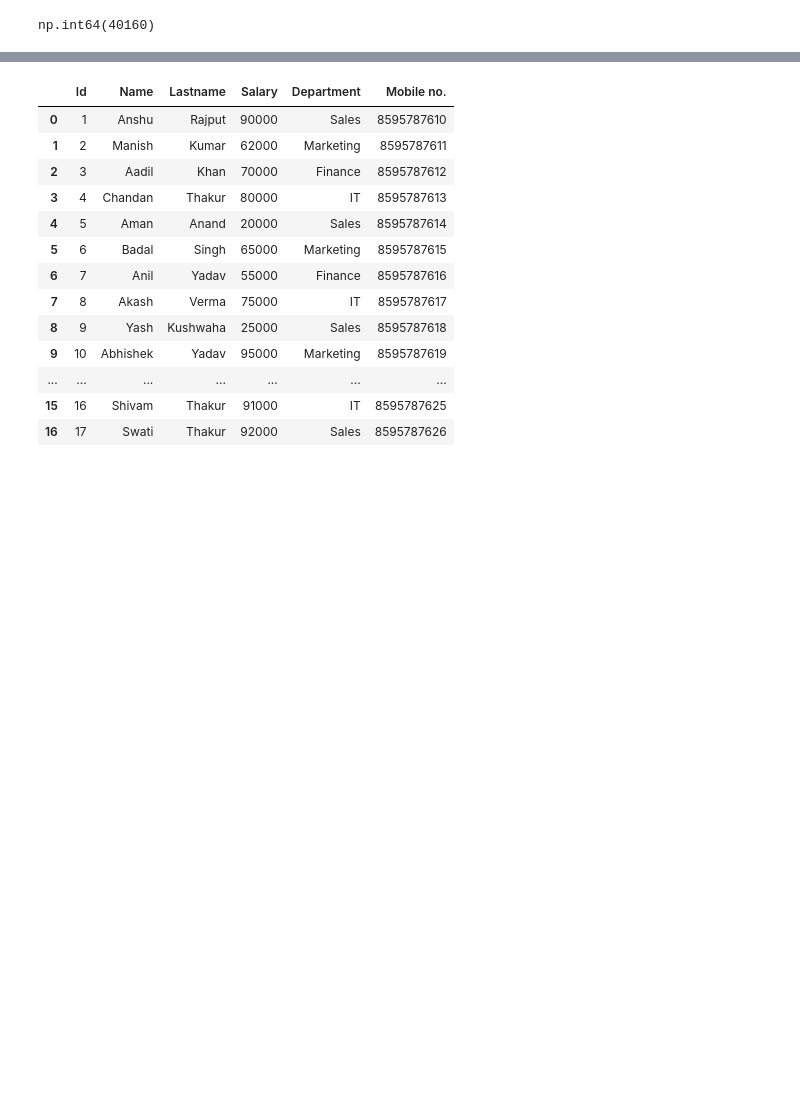
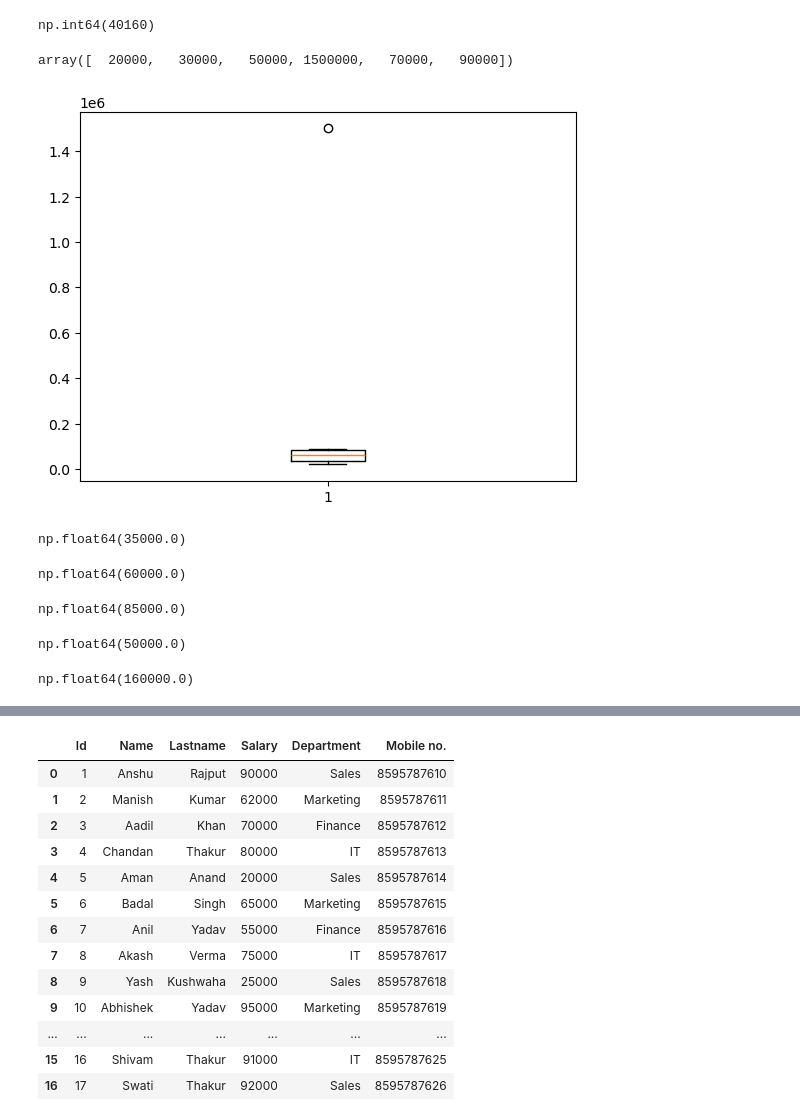
Before and after one commit to Akashyadav-codes/Data_Analyst_Jupyter, a Jupyter notebook: Matplotlib/Matplotlib.ipynb, the cells around one changed output, grey strips where cells are left out. Saved outputs shown, nothing was run; the diff lists cells and outputs as text; code cells hidden in the pictures; blank space fills up the shorter version.

```diff
--- a/Matplotlib/Matplotlib.ipynb
+++ b/Matplotlib/Matplotlib.ipynb
@@ -73,3 +73,40 @@ np.int64(40160)
 df["Victim Age"].count()
 # %% [output]
 np.int64(40160)
+# %%
+import matplotlib.pyplot as plt
+import numpy as np
+k=np.array([20000,30000,50000,1500000,70000,90000])
+k
+# %% [output]
+array([  20000,   30000,   50000, 1500000,   70000,   90000])
+# %%
+plt.boxplot(k)
+plt.show()
+# %% [output]
+[figure, added]
+# %%
+q1=np.quantile(k,0.25)
+q1
+# %% [output]
+np.float64(35000.0)
+# %%
+q2=np.quantile(k,0.50)
+q2
+# %% [output]
+np.float64(60000.0)
+# %%
+q3=np.quantile(k,0.75)
+q3
+# %% [output]
+np.float64(85000.0)
+# %%
+iqr=q3-q1
+iqr
+# %% [output]
+np.float64(50000.0)
+# %%
+upper=(q3+1.5*iqr)
+upper
+# %% [output]
+np.float64(160000.0)
```
Also changed, not shown: parts of 4 cells of this notebook.
